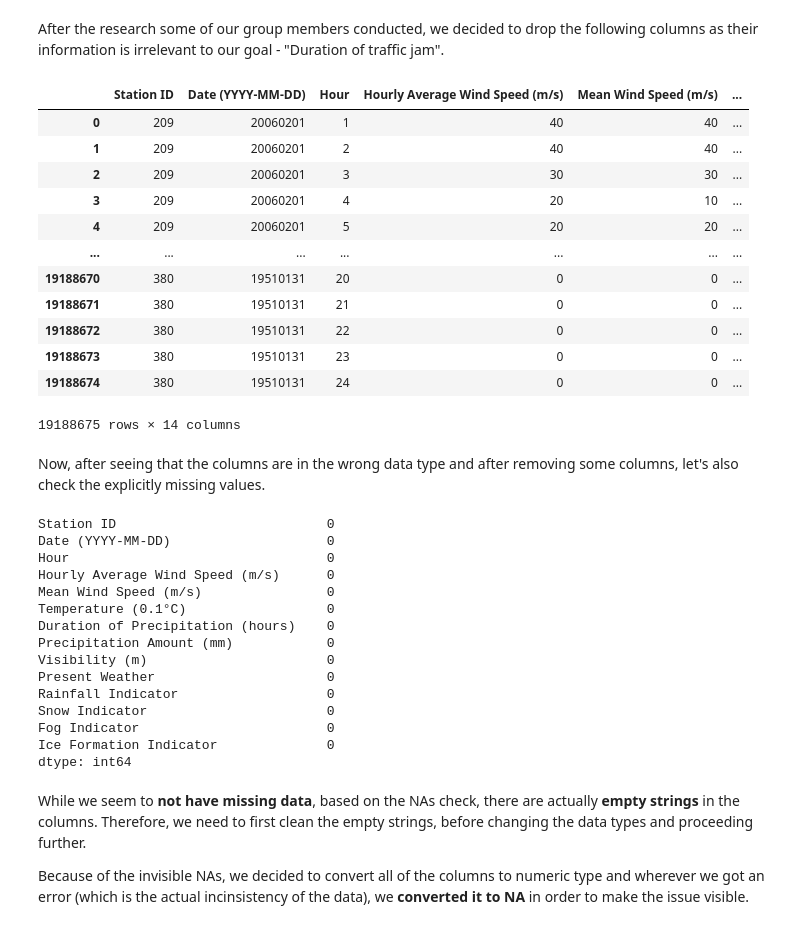
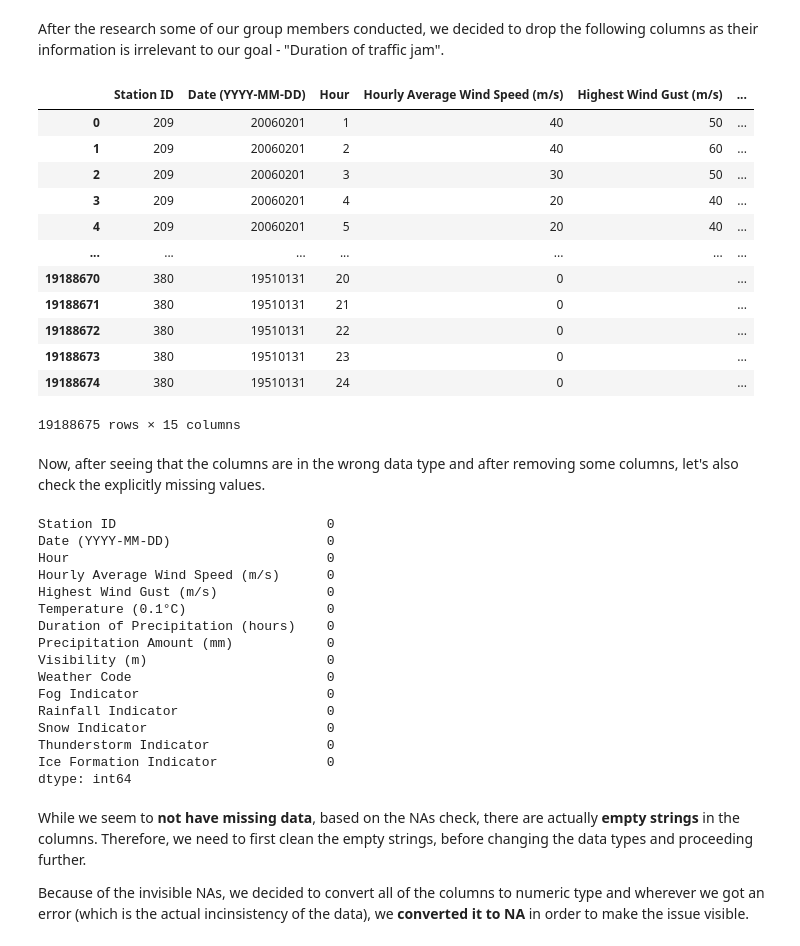
Before and after one commit to mhristev/TodayAI, a Jupyter notebook: eda_weather.ipynb, the cells around one changed output. Drawn from its saved outputs; the diff is of its cells as text; code cells hidden in the pictures.

```diff
--- a/eda_weather.ipynb
+++ b/eda_weather.ipynb
@@ -84,14 +84,45 @@ memory usage: 3.6+ GB
 # %% [markdown]
 By checking the data types in each column, we understand that each one is an object. Now, when we also can see each column name, we would suggest a name for each to each our work further. More research about the meanings would be done before the end of this iteration.
 # %%
+# column_name_mapping = {
+#     'STN': 'Station ID',
+#     'YYYYMMDD': 'Date (YYYY-MM-DD)',
+#     'H': 'Hour',
+#     'DD': 'Wind Direction (degrees)',
+#     'FH': 'Hourly Average Wind Speed (m/s)',
+#     'FF': 'Mean Wind Speed (m/s)',
+#     'FX': 'Maximum Wind Speed (m/s)',
+#     'T': 'Temperature (0.1°C)',
+#     'T10N': 'Minimum Temperature at 10cm (0.1°C)',
+#     'TD': 'Dew Point Temperature (0.1°C)',
+#     'SQ': 'Sunshine Duration (hours)',
+#     'Q': 'Global Radiation (J/cm²)',
+#     'DR': 'Duration of Precipitation (hours)',
+#     'RH': 'Precipitation Amount (mm)',
+#     'P': 'Atmospheric Pressure (hPa)',
+#     'VV': 'Visibility (m)',
+#     'N': 'Cloud Cover (oktas)',
+#     'U': 'Relative Humidity (%)',
+#     'WW': 'Present Weather',
+#     'IX': 'Weather Station Type',
+#     'M': 'Moon Phase',
+#     'R': 'Rainfall Indicator',
+#     'S': 'Snow Indicator',
+#     'O': 'Fog Indicator',
+#     'Y': 'Ice Formation Indicator'
+# }
+
+# df.rename(columns=column_name_mapping, inplace=True)
+# df.sample(10)
+
 column_name_mapping = {
     'STN': 'Station ID',
     'YYYYMMDD': 'Date (YYYY-MM-DD)',
     'H': 'Hour',
     'DD': 'Wind Direction (degrees)',
     'FH': 'Hourly Average Wind Speed (m/s)',
-    'FF': 'Mean Wind Speed (m/s)',
-    'FX': 'Maximum Wind Speed (m/s)',
+    'FF': 'Wind Speed (m/s)',
+    'FX': 'Highest Wind Gust (m/s) ',
     'T': 'Temperature (0.1°C)',
     'T10N': 'Minimum Temperature at 10cm (0.1°C)',
     'TD': 'Dew Point Temperature (0.1°C)',
@@ -103,12 +134,12 @@ column_name_mapping = {
     'VV': 'Visibility (m)',
     'N': 'Cloud Cover (oktas)',
     'U': 'Relative Humidity (%)',
-    'WW': 'Present Weather',
+    'WW': 'Weather Code',
     'IX': 'Weather Station Type',
-    'M': 'Moon Phase',
+    'M': 'Fog Indicator',
     'R': 'Rainfall Indicator',
     'S': 'Snow Indicator',
-    'O': 'Fog Indicator',
+    'O': 'Thunderstorm Indicator',
     'Y': 'Ice Formation Indicator'
 }
 
@@ -132,25 +163,25 @@ After the research some of our group members conducted, we decided to drop the f
 # %%
 columns_to_drop = ['Wind Direction (degrees)', 'Minimum Temperature at 10cm (0.1°C)', 'Sunshine Duration (hours)',
                    'Global Radiation (J/cm²)', 'Atmospheric Pressure (hPa)', 'Cloud Cover (oktas)',
-                   'Relative Humidity (%)', 'Moon Phase', 'Dew Point Temperature (0.1°C)',
-                  'Maximum Wind Speed (m/s)', 'Weather Station Type']
+                   'Relative Humidity (%)', 'Dew Point Temperature (0.1°C)',
+                  'Wind Speed (m/s)', 'Weather Station Type']
 
 df.drop(columns=columns_to_drop, inplace=True)
 df
 # %% [output]
-|  | Station ID | Date (YYYY-MM-DD) | Hour | Hourly Average Wind Speed (m/s) | Mean Wind Speed (m/s) | ... |
-| 0 | 209 | 20060201 | 1 | 40 | 40 | ... |
-| 1 | 209 | 20060201 | 2 | 40 | 40 | ... |
-| 2 | 209 | 20060201 | 3 | 30 | 30 | ... |
-| 3 | 209 | 20060201 | 4 | 20 | 10 | ... |
-| 4 | 209 | 20060201 | 5 | 20 | 20 | ... |
+|  | Station ID | Date (YYYY-MM-DD) | Hour | Hourly Average Wind Speed (m/s) | Highest Wind Gust (m/s) | ... |
+| 0 | 209 | 20060201 | 1 | 40 | 50 | ... |
+| 1 | 209 | 20060201 | 2 | 40 | 60 | ... |
+| 2 | 209 | 20060201 | 3 | 30 | 50 | ... |
+| 3 | 209 | 20060201 | 4 | 20 | 40 | ... |
+| 4 | 209 | 20060201 | 5 | 20 | 40 | ... |
 | ... | ... | ... | ... | ... | ... | ... |
-| 19188670 | 380 | 19510131 | 20 | 0 | 0 | ... |
-| 19188671 | 380 | 19510131 | 21 | 0 | 0 | ... |
-| 19188672 | 380 | 19510131 | 22 | 0 | 0 | ... |
-| 19188673 | 380 | 19510131 | 23 | 0 | 0 | ... |
-| 19188674 | 380 | 19510131 | 24 | 0 | 0 | ... |
+| 19188670 | 380 | 19510131 | 20 | 0 |  | ... |
+| 19188671 | 380 | 19510131 | 21 | 0 |  | ... |
+| 19188672 | 380 | 19510131 | 22 | 0 |  | ... |
+| 19188673 | 380 | 19510131 | 23 | 0 |  | ... |
+| 19188674 | 380 | 19510131 | 24 | 0 |  | ... |
-19188675 rows × 14 columns
+19188675 rows × 15 columns
 # %% [markdown]
 Now, after seeing that the columns are in the wrong data type and after removing some columns, let's also check the explicitly missing values.
 # %%
@@ -160,15 +191,16 @@ Station ID                           0
 Date (YYYY-MM-DD)                    0
 Hour                                 0
 Hourly Average Wind Speed (m/s)      0
-Mean Wind Speed (m/s)                0
+Highest Wind Gust (m/s)              0
 Temperature (0.1°C)                  0
 Duration of Precipitation (hours)    0
 Precipitation Amount (mm)            0
 Visibility (m)                       0
-Present Weather                      0
+Weather Code                         0
+Fog Indicator                        0
 Rainfall Indicator                   0
 Snow Indicator                       0
-Fog Indicator                        0
+Thunderstorm Indicator               0
 Ice Formation Indicator              0
 dtype: int64
 # %% [markdown]
```
Also changed, not shown: parts of 27 cells of this notebook.
